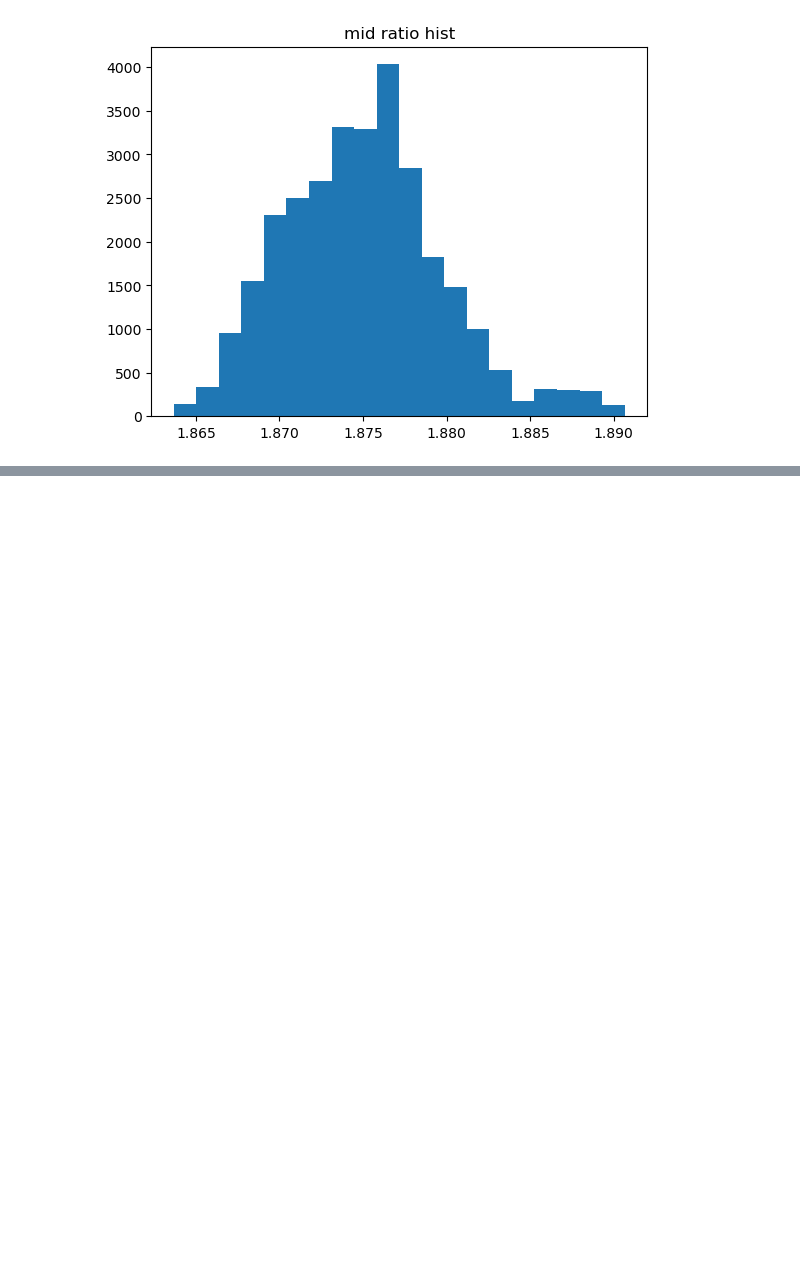
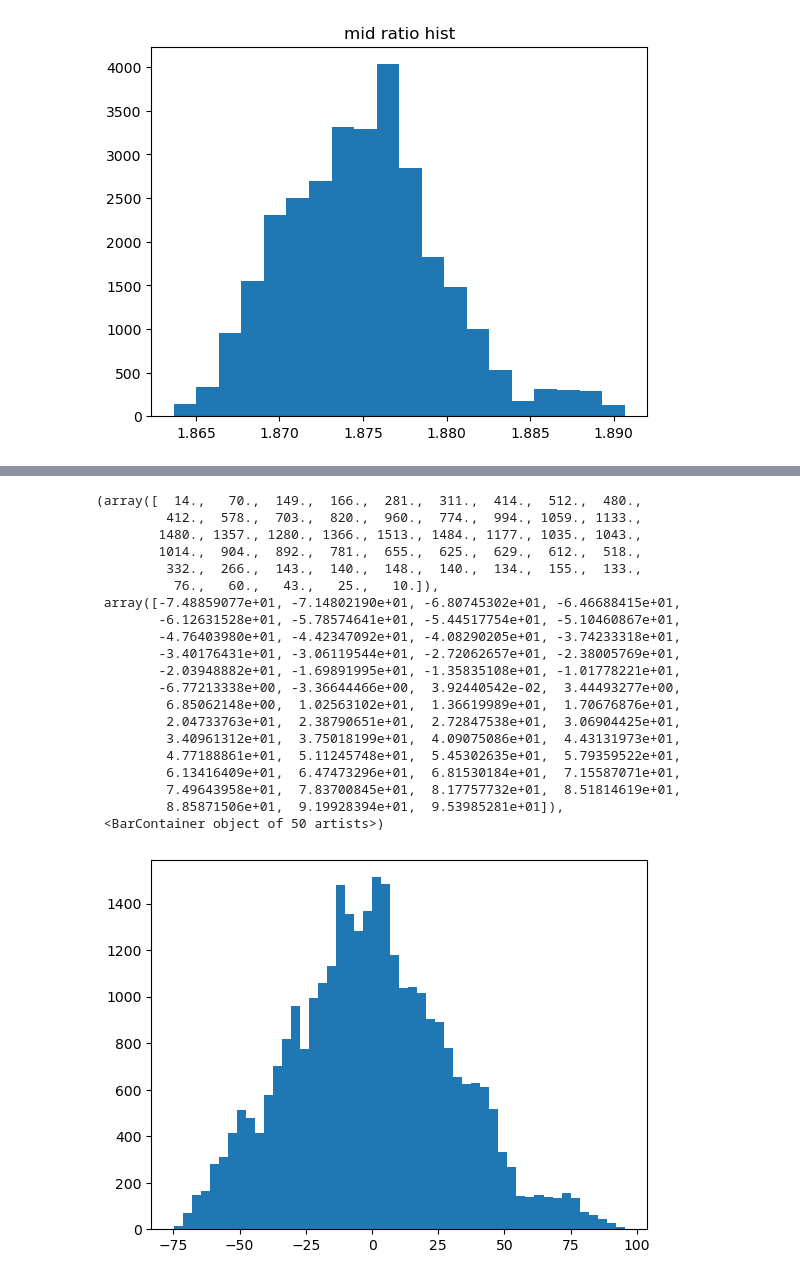
Before and after one commit to rzhan11/IMCTradingComp23, a Jupyter notebook: nbs/round2-csv-exploration-pairs.ipynb, the cells around one changed output, grey strips where cells are left out. Drawn from its saved outputs; the diff is of its cells as text; code cells hidden in the pictures; blank space fills up the shorter version.

```diff
--- a/nbs/round2-csv-exploration-pairs.ipynb
+++ b/nbs/round2-csv-exploration-pairs.ipynb
@@ -1127,0 +1146,24 @@ pair_quote_df["mid_ratio"].mean()
+# %%
+plt.hist(pair_quote_df["pina_error"], bins=50)
+# %% [output]
+(array([  14.,   70.,  149.,  166.,  281.,  311.,  414.,  512.,  480.,
+         412.,  578.,  703.,  820.,  960.,  774.,  994., 1059., 1133.,
+        1480., 1357., 1280., 1366., 1513., 1484., 1177., 1035., 1043.,
+        1014.,  904.,  892.,  781.,  655.,  625.,  629.,  612.,  518.,
+         332.,  266.,  143.,  140.,  148.,  140.,  134.,  155.,  133.,
+          76.,   60.,   43.,   25.,   10.]),
+ array([-7.48859077e+01, -7.14802190e+01, -6.80745302e+01, -6.46688415e+01,
+        -6.12631528e+01, -5.78574641e+01, -5.44517754e+01, -5.10460867e+01,
+        -4.76403980e+01, -4.42347092e+01, -4.08290205e+01, -3.74233318e+01,
+        -3.40176431e+01, -3.06119544e+01, -2.72062657e+01, -2.38005769e+01,
+        -2.03948882e+01, -1.69891995e+01, -1.35835108e+01, -1.01778221e+01,
+        -6.77213338e+00, -3.36644466e+00,  3.92440542e-02,  3.44493277e+00,
+         6.85062148e+00,  1.02563102e+01,  1.36619989e+01,  1.70676876e+01,
+         2.04733763e+01,  2.38790651e+01,  2.72847538e+01,  3.06904425e+01,
+         3.40961312e+01,  3.75018199e+01,  4.09075086e+01,  4.43131973e+01,
+         4.77188861e+01,  5.11245748e+01,  5.45302635e+01,  5.79359522e+01,
+         6.13416409e+01,  6.47473296e+01,  6.81530184e+01,  7.15587071e+01,
+         7.49643958e+01,  7.83700845e+01,  8.17757732e+01,  8.51814619e+01,
+         8.85871506e+01,  9.19928394e+01,  9.53985281e+01]),
+ <BarContainer object of 50 artists>)
+[figure, added]
```
Also changed, not shown: parts of 23 cells of this notebook, 4 other files.
